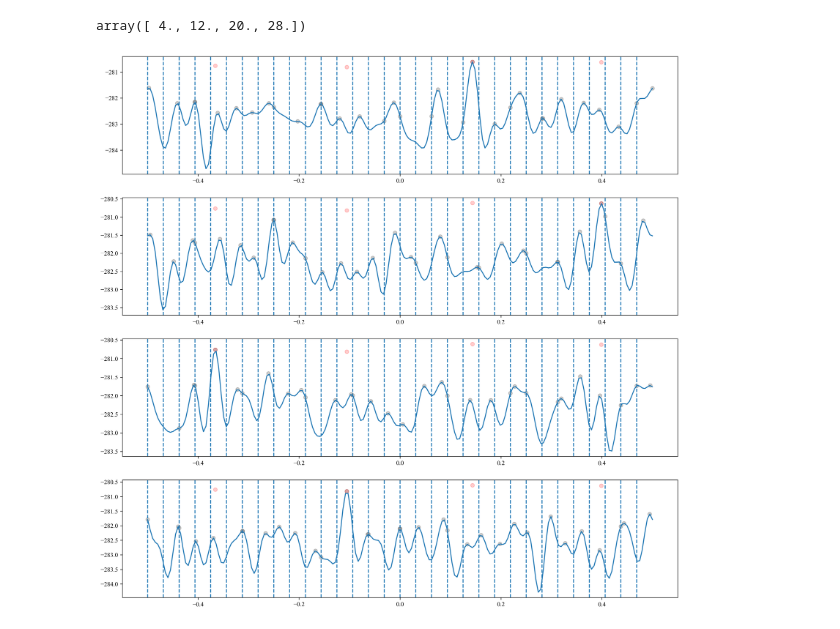
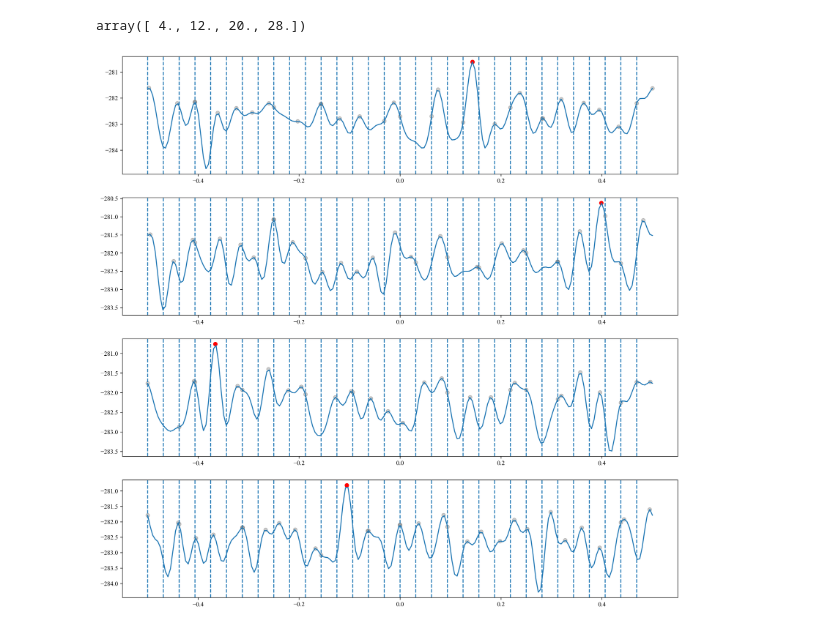
Before and after one commit to Brook1711/RIS-Angular-Domain, a Jupyter notebook: code_main/Alg.ipynb, the cells around one changed output. Saved outputs shown, nothing was run; the diff lists cells and outputs as text; code cells hidden in the pictures.

```diff
--- a/code_main/Alg.ipynb
+++ b/code_main/Alg.ipynb
@@ -1541,32 +1541,32 @@ for l in range(L):
         plt.axvline(omega_g, linestyle = '--')
     for m, Delta_omega_l in enumerate(Delta_Omega_container[l]):
         plt.scatter(
             Delta_omega_l+Omega_grid[m],
             f_l(
                 YK=YK,
                 Mu = E_step_instance.Mu,
                 kappa=0.001,
                 omega_l= Delta_omega_l + Omega_grid[m],
                 l = l,
                 Delta_varphi= Delta_varphi_container
             ),
             color = 'black',
             alpha=0.2
         )
 
     m = int(Delta_Omega_container_max_index[l])
     plt.scatter(
         Delta_Omega_container[l,m] +Omega_grid[m],
         f_l(
             YK=YK,
             Mu = E_step_instance.Mu,
             kappa=0.001,
             omega_l= Delta_Omega_container[l,m] + Omega_grid[m],
             l = l,
             Delta_varphi= Delta_varphi_container
         ),
         color = 'red',
-        alpha=0.2
+        alpha=1
     )
 # %% [output]
-[figure, old version]
+[figure, new version]
```
